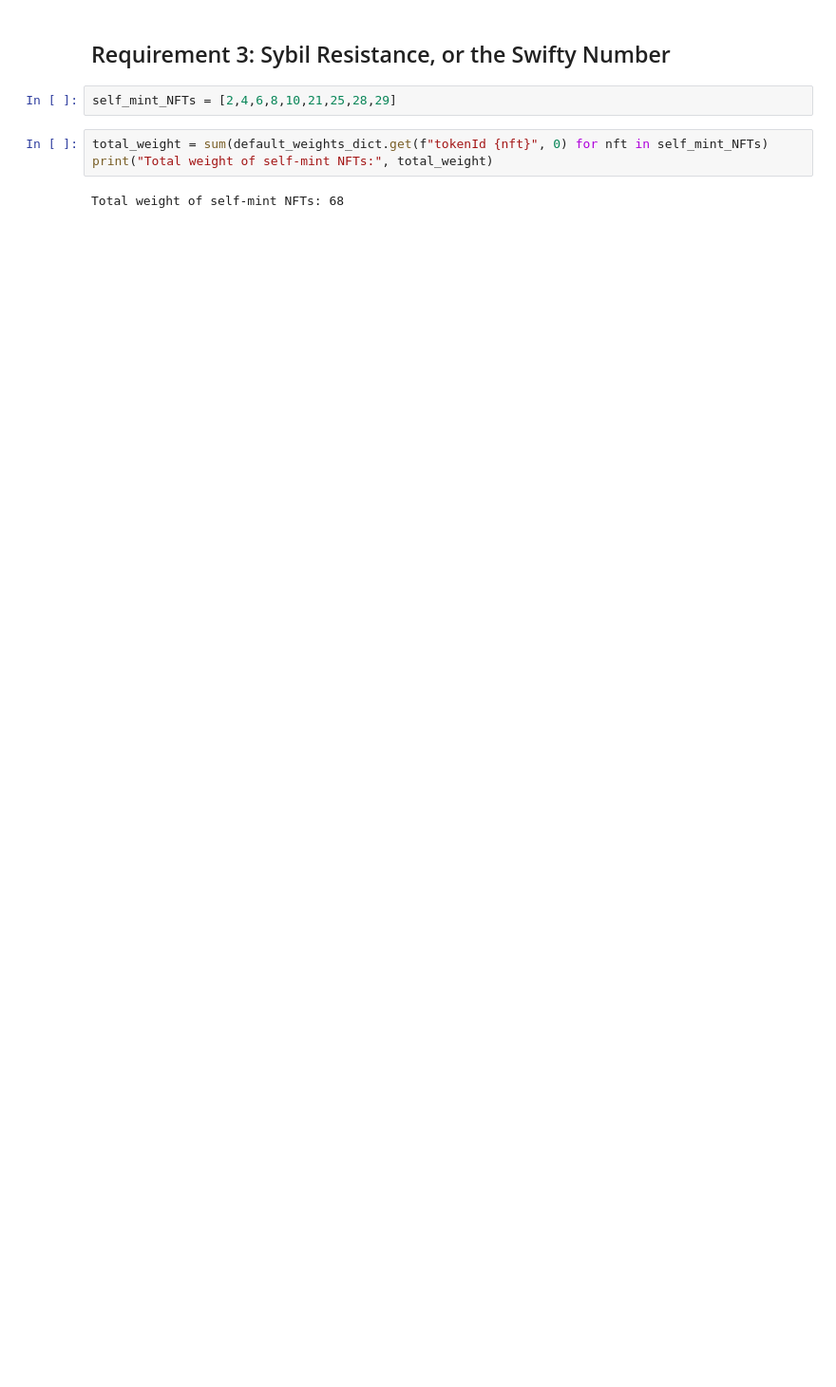
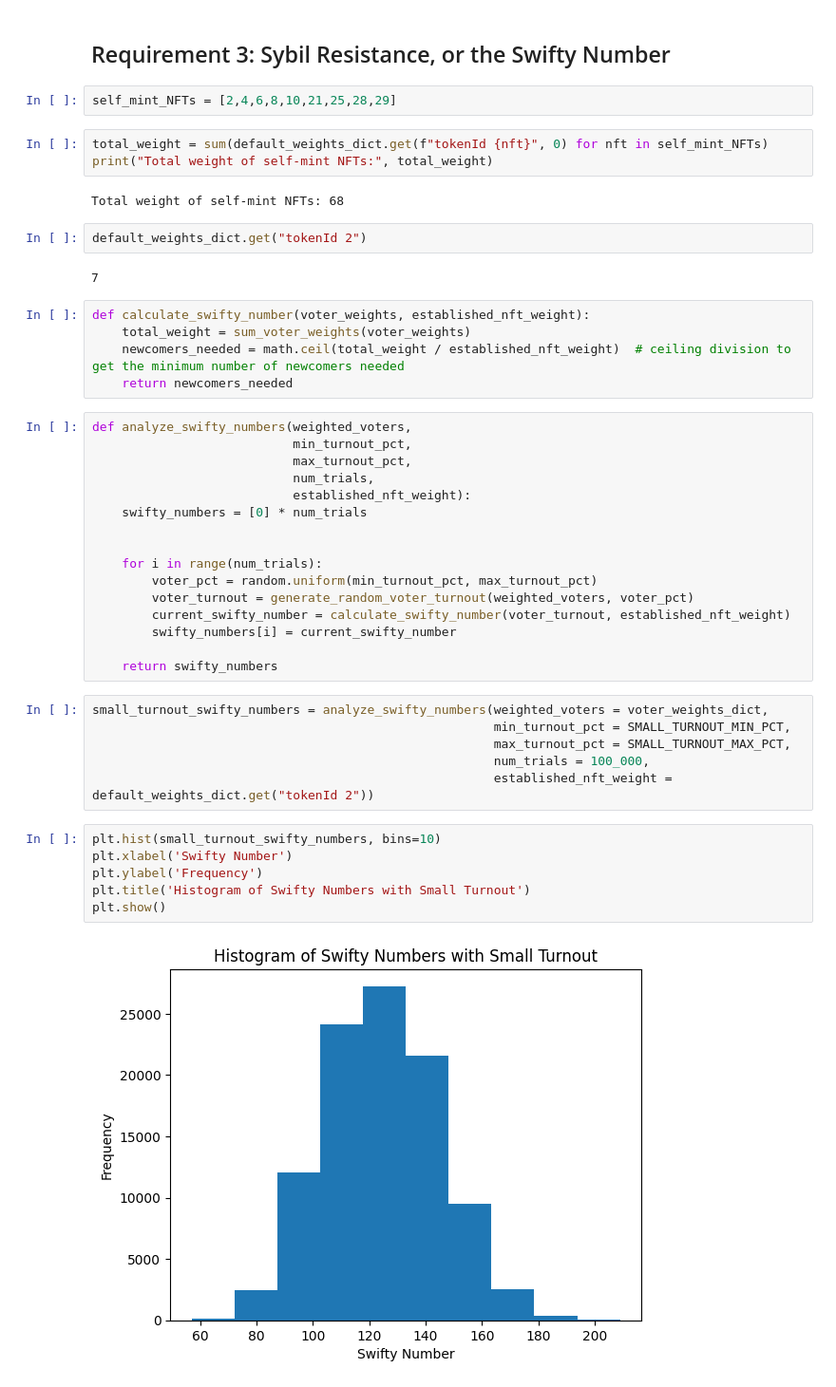
Before and after one commit to andrew-octopus/basic-voting-calc, a Jupyter notebook: experiments/experiment_template.ipynb, the cells around one changed output. Shown at 95% size. Saved outputs shown, nothing was run; the diff lists cells and outputs as text; blank space fills up the shorter version.

```diff
--- a/experiments/experiment_template.ipynb
+++ b/experiments/experiment_template.ipynb
@@ -734,3 +736,42 @@ total_weight = sum(default_weights_dict.get(f"tokenId {nft}", 0) for nft in self
 print("Total weight of self-mint NFTs:", total_weight)
 # %% [output]
 Total weight of self-mint NFTs: 68
+# %%
+default_weights_dict.get("tokenId 2")
+# %% [output]
+7
+# %%
+def calculate_swifty_number(voter_weights, established_nft_weight):
+    total_weight = sum_voter_weights(voter_weights)
+    newcomers_needed = math.ceil(total_weight / established_nft_weight)  # ceiling division to get the minimum number of newcomers needed
+    return newcomers_needed
+# %%
+def analyze_swifty_numbers(weighted_voters,
+                           min_turnout_pct,
+                           max_turnout_pct,
+                           num_trials,
+                           established_nft_weight):
+    swifty_numbers = [0] * num_trials
+
+
+    for i in range(num_trials):
+        voter_pct = random.uniform(min_turnout_pct, max_turnout_pct)
+        voter_turnout = generate_random_voter_turnout(weighted_voters, voter_pct)
+        current_swifty_number = calculate_swifty_number(voter_turnout, established_nft_weight)
+        swifty_numbers[i] = current_swifty_number
+
+    return swifty_numbers
+# %%
+small_turnout_swifty_numbers = analyze_swifty_numbers(weighted_voters = voter_weights_dict,
+                                                      min_turnout_pct = SMALL_TURNOUT_MIN_PCT,
+                                                      max_turnout_pct = SMALL_TURNOUT_MAX_PCT,
+                                                      num_trials = 100_000,
+                                                      established_nft_weight = default_weights_dict.get("tokenId 2"))
+# %%
+plt.hist(small_turnout_swifty_numbers, bins=10)
+plt.xlabel('Swifty Number')
+plt.ylabel('Frequency')
+plt.title('Histogram of Swifty Numbers with Small Turnout')
+plt.show()
+# %% [output]
+[figure, added]
```
Also changed, not shown: parts of 9 cells of this notebook.
